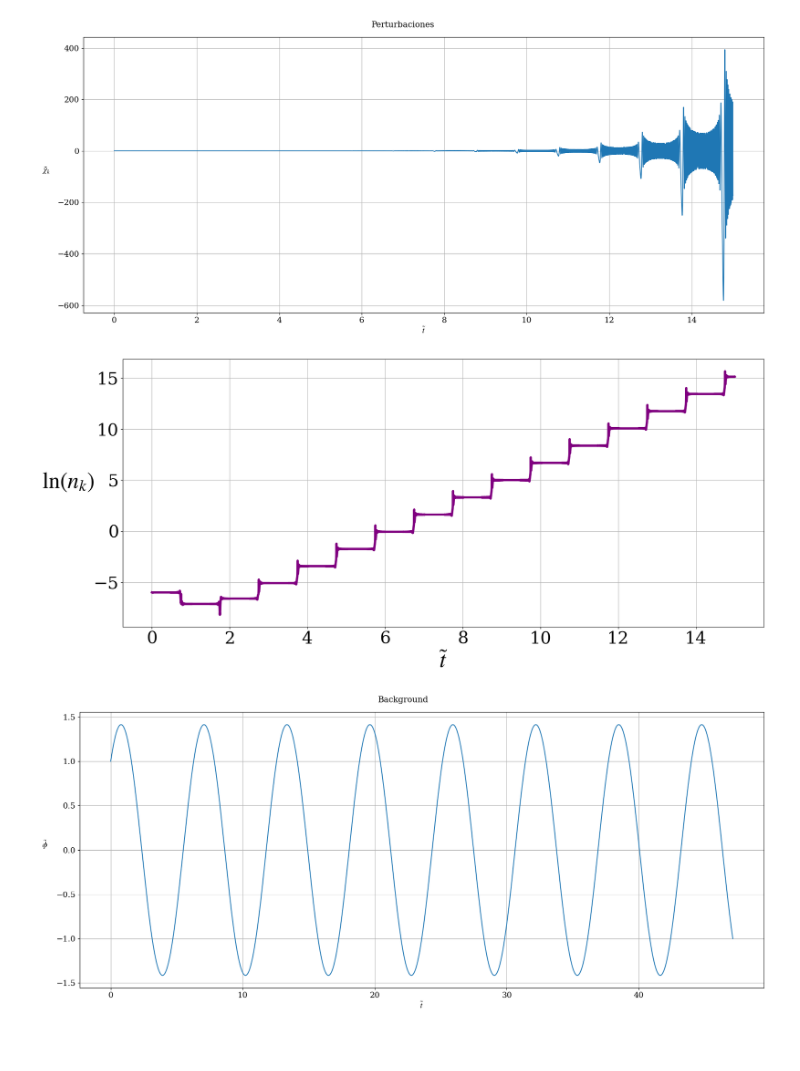
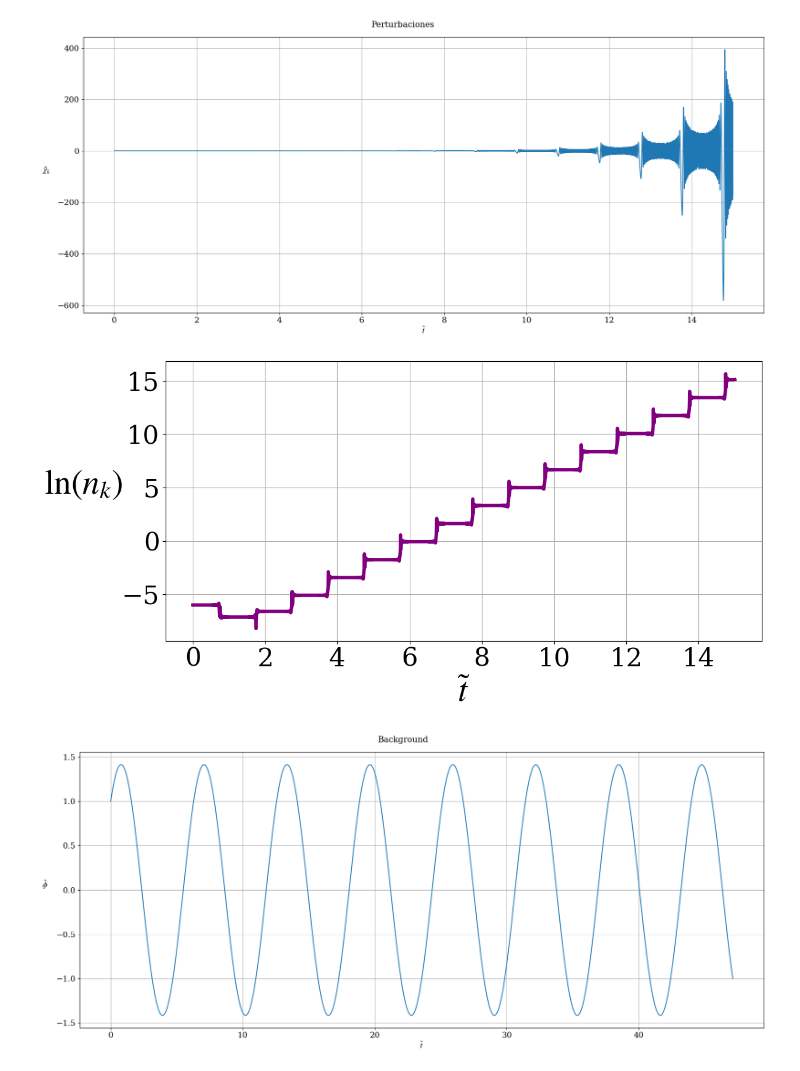
Before and after one commit to TomasCiccarella/Tesis, a Jupyter notebook: Mathieu/m2phi2/m2phi2_no_expansion.ipynb, the cells around one changed output. Cells and saved outputs as stored; diff of their text form; code cells hidden in the pictures; blank space fills up the shorter version.

```diff
--- a/Mathieu/m2phi2/m2phi2_no_expansion.ipynb
+++ b/Mathieu/m2phi2/m2phi2_no_expansion.ipynb
@@ -113,20 +113,20 @@ omega_k = np.sqrt( k**2 + g_mplm2 * phi_sol**2 )
 
 nk = omega_k / 2 * ( np.abs(chidot_sol)**2 / omega_k**2 + np.abs(chi_sol)**2 )
 # %%
-plt.figure(figsize = (18, 8))
+plt.figure(figsize = (12, 6))
 
 plt.plot(sol.t/np.pi, np.log(nk), lw = 4, color = "purple")
 plt.ylabel(r"$\ln(n_k)$", labelpad = 45, rotation = "horizontal", fontsize = 40)
 plt.xlabel(r"$\tilde{t}$", fontsize = 40)
 plt.grid()
 plt.xticks(fontsize = 30)
 plt.yticks(fontsize = 30)
 plt.tight_layout()
 #plt.show()
 
-plt.savefig("nk_Broad_Resonance_m2phi2", format = "pdf")
+plt.savefig("nk_Broad_Resonance_m2phi2.pdf", format = "pdf")
 # %% [output]
-[figure, old version]
+[figure, new version]
 # %%
 plt.figure(figsize = (18, 8))
 
```
Also changed, not shown: parts of 2 cells of this notebook, 45 other files.
